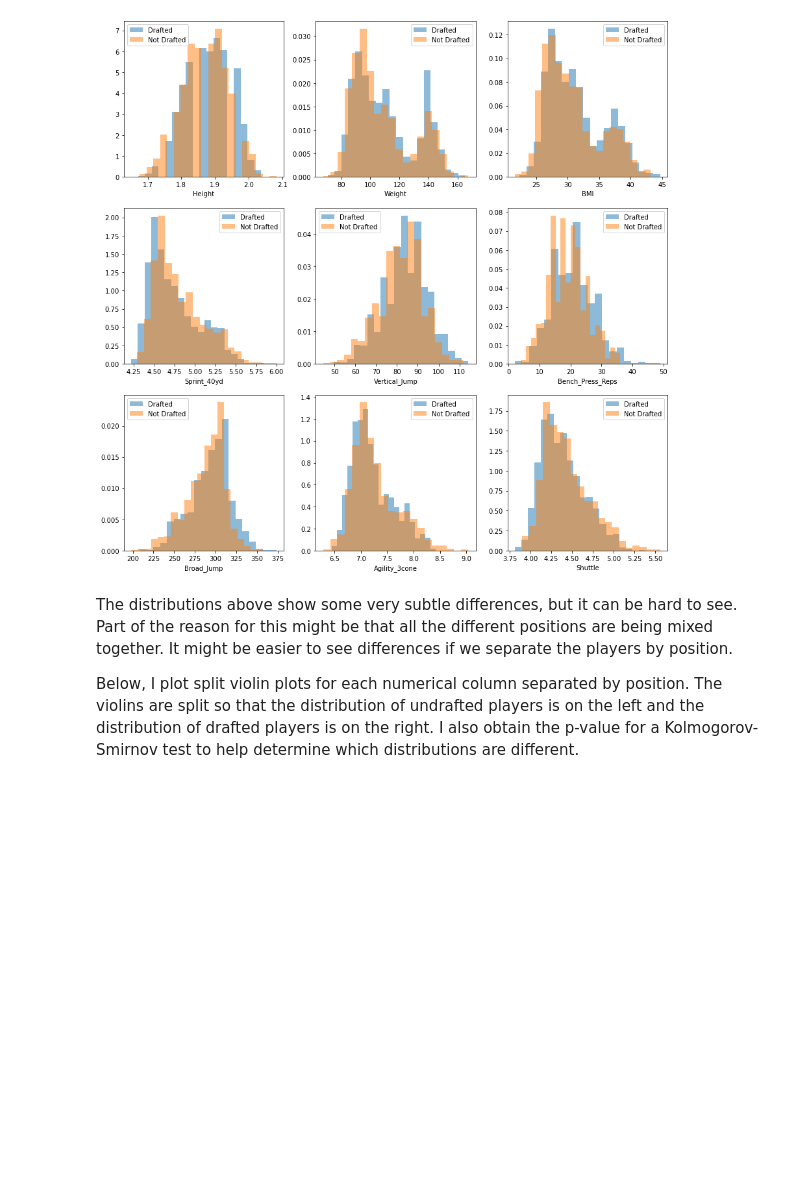
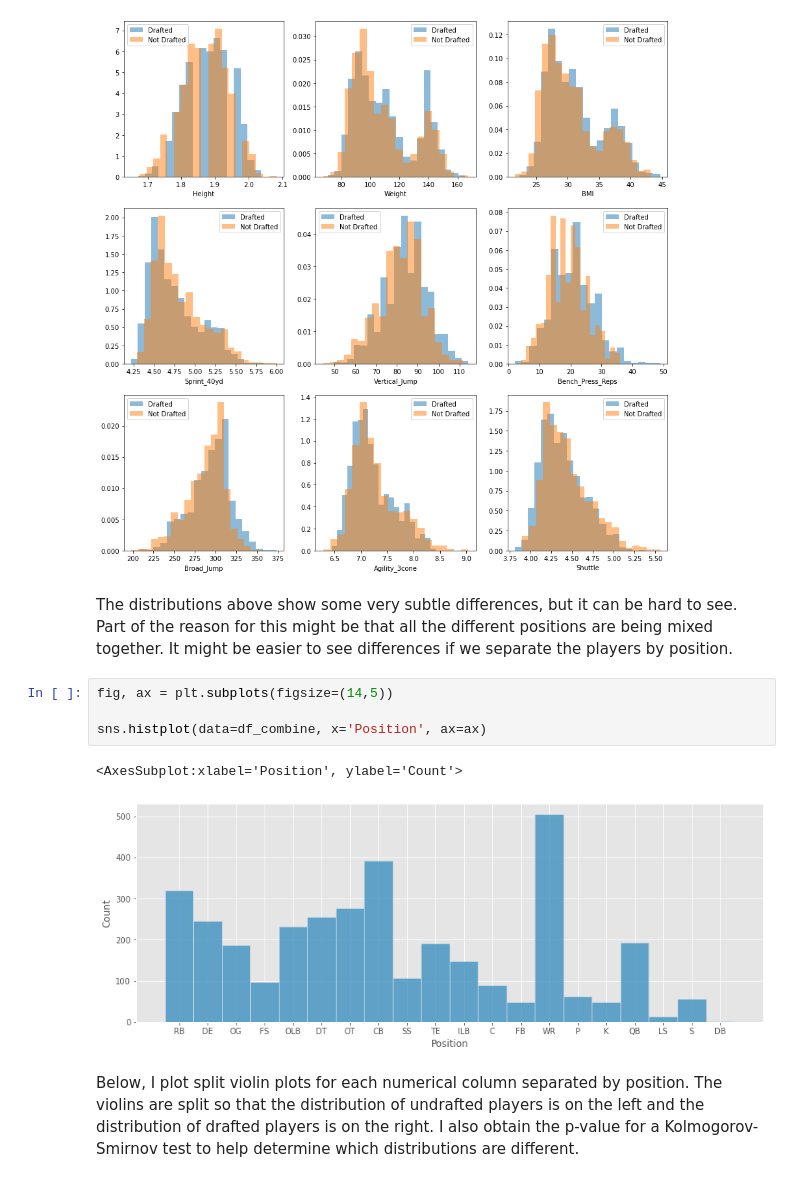
Before and after one commit to daviderics/NFL_Combine_Project, a Jupyter notebook: student.ipynb, the cells around one changed output. Drawn from its saved outputs; the diff is of its cells as text; blank space fills up the shorter version.

```diff
--- a/student.ipynb
+++ b/student.ipynb
@@ -314,9 +314,16 @@ for i, col in enumerate(cols):
     ax[r,c].legend()
 # %% [output]
 [figure]
+# %% [markdown]
+The distributions above show some very subtle differences, but it can be hard to see. Part of the reason for this might be that all the different positions are being mixed together. It might be easier to see differences if we separate the players by position.
+# %%
+fig, ax = plt.subplots(figsize=(14,5))
+
+sns.histplot(data=df_combine, x='Position', ax=ax)
+# %% [output]
+<AxesSubplot:xlabel='Position', ylabel='Count'>
+[figure, added]
 # %% [markdown]
-The distributions above show some very subtle differences, but it can be hard to see. Part of the reason for this might be that all the different positions are being mixed together. It might be easier to see differences if we separate the players by position.<br>
-
 Below, I plot split violin plots for each numerical column separated by position. The violins are split so that the distribution of undrafted players is on the left and the distribution of drafted players is on the right. I also obtain the p-value for a Kolmogorov-Smirnov test to help determine which distributions are different.
 # %%
 # Violin plots for each athletic test and each position
```
Also changed, not shown: parts of 2 cells of this notebook.
